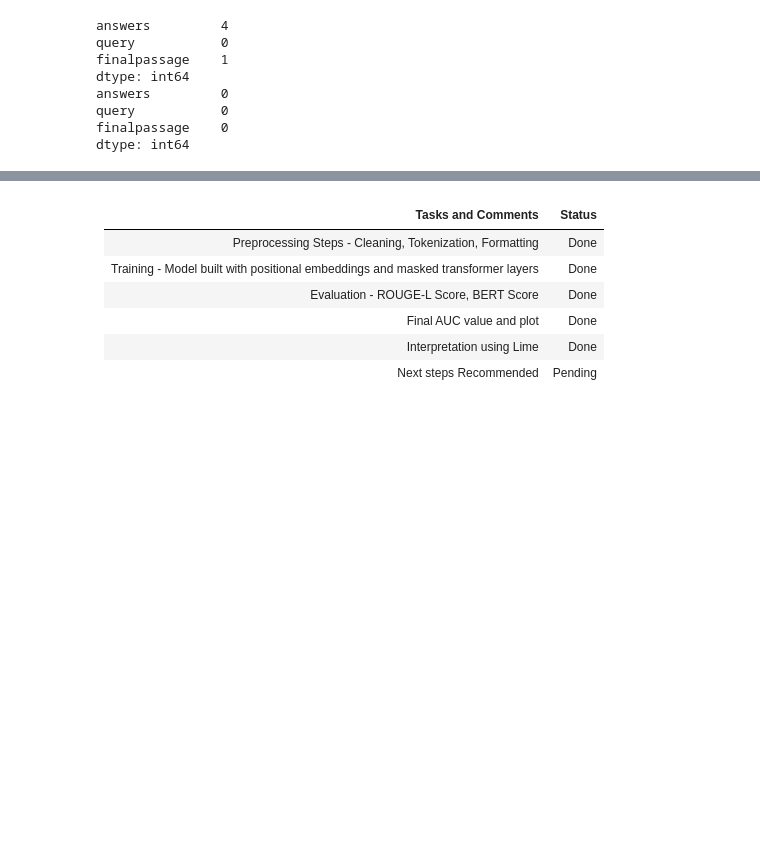
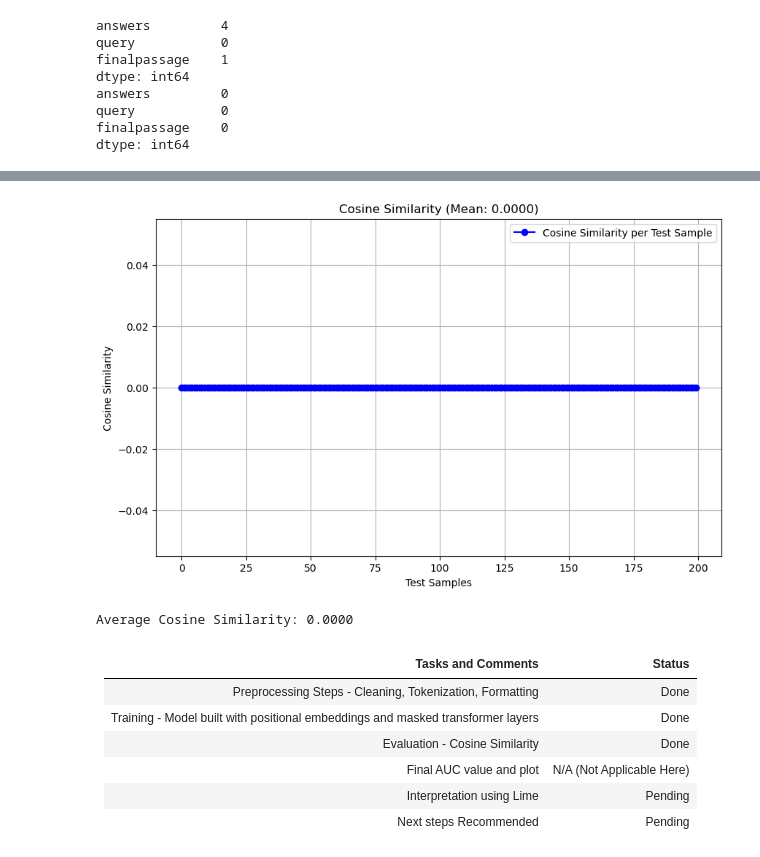
Before and after one commit to LCIT-W25/AISC-T3-Grp2, a Jupyter notebook: AISC2009-NLP/Assignment_4/Aman_Prakash/causal_transformer_chatbot.ipynb, the cells around one changed output, grey strips where cells are left out. Saved outputs shown, nothing was run; the diff lists cells and outputs as text; code cells hidden in the pictures; blank space fills up the shorter version.

```diff
--- a/AISC2009-NLP/Assignment_4/Aman_Prakash/causal_transformer_chatbot.ipynb
+++ b/AISC2009-NLP/Assignment_4/Aman_Prakash/causal_transformer_chatbot.ipynb
@@ -85,3 +128,8 @@ embed_dim = word2vec.vector_size
 model_name = "bert-base-uncased"
 tokenizer = AutoTokenizer.from_pretrained(model_name)
 max_len = 128
+
+train_df["query_tokens"] = train_df["query"].apply(lambda x: tokenizer.encode_plus(x, max_length=max_len, padding="max_length", truncation=True, return_tensors='pt'))
+train_df["answer_tokens"] = train_df["answers"].apply(lambda x: tokenizer.encode_plus(x, max_length=max_len, padding="max_length", truncation=True, return_tensors='pt'))
+test_df["query_tokens"] = test_df["query"].apply(lambda x: tokenizer.encode_plus(x, max_length=max_len, padding="max_length", truncation=True, return_tensors='pt'))
+test_df["answer_tokens"] = test_df["answers"].apply(lambda x: tokenizer.encode_plus(x, max_length=max_len, padding="max_length", truncation=True, return_tensors='pt'))
@@ -228 +309,65 @@ evaluate_model(model, test_loader)
+# %%
+import torch
+import numpy as np
+from sklearn.metrics.pairwise import cosine_similarity
+import matplotlib.pyplot as plt
+
+def evaluate_cosine_similarity(model, test_loader, device, subset_size=5000):
+    model.eval()
+    predictions, references = [], []
+
+    with torch.no_grad():
+        # Iterate through the test set (subset_size)
+        for batch_idx, (query, answer) in enumerate(test_loader):
+            if batch_idx * test_loader.batch_size >= subset_size:
+                break
+
+            query = query.to(device).float()
+            answer = answer.to(device).float()
+            pos_ids = torch.zeros(query.size(0), query.size(1), dtype=torch.long).to(device)
+
+            # Get model output (generated answer embeddings)
+            output = model(query, pos_ids)
+
+            # Store generated answer embeddings (predictions) and ground truth answer embeddings
+            for i in range(output.size(0)):
+                pred_emb = output[i].cpu().numpy()  # Generated answer embedding (predicted by model)
+                ref_emb = answer[i].cpu().numpy()  # Ground truth answer embedding
+
+                # Average the embeddings to represent the entire sequence
+                pred_avg = pred_emb.mean(axis=0)
+                ref_avg = ref_emb.mean(axis=0)
+
+                predictions.append(pred_avg)  # Store predicted embeddings
+                references.append(ref_avg)  # Store ground-truth embeddings
+
+    # Convert lists to numpy arrays for similarity computation
+    pred_embeddings = np.array(predictions)
+    ref_embeddings = np.array(references)
+
+    # Compute cosine similarity between predicted and reference embeddings
+    similarities = cosine_similarity(pred_embeddings, ref_embeddings)
+
+    # Calculate the average cosine similarity across the evaluated subset
+    avg_cos_sim = np.mean(similarities)
+
+    # Plot similarity values for each test sample
+    plt.figure(figsize=(10, 6))
+    plt.plot(np.diag(similarities), label="Cosine Similarity per Test Sample", color='b', marker='o')
+    plt.title(f"Cosine Similarity (Mean: {avg_cos_sim:.4f})")
+    plt.xlabel('Test Samples')
+    plt.ylabel('Cosine Similarity')
+    plt.grid(True)
+    plt.legend()
+    plt.show()
+
+    return avg_cos_sim
+
+# Example: Running the evaluation function on a subset of the test data (200 samples)
+avg_cos_sim = evaluate_cosine_similarity(model, test_loader, device, subset_size=200)
+
+print(f"Average Cosine Similarity: {avg_cos_sim:.4f}")
+# %% [output]
+[figure, added]
+Average Cosine Similarity: 0.0000
 # %%
@@ -241,7 +426,7 @@ exp.show_in_notebook()
 |--------------------|--------|
 | Preprocessing Steps - Cleaning, Tokenization, Formatting | Done |
 | Training - Model built with positional embeddings and masked transformer layers | Done |
-| Evaluation - ROUGE-L Score, BERT Score | Done |
-| Final AUC value and plot | Done |
-| Interpretation using Lime | Done |
+| Evaluation - Cosine Similarity | Done |
+| Final AUC value and plot | N/A (Not Applicable Here) |
+| Interpretation using Lime | Pending |
 | Next steps Recommended | Pending |
```
Also changed, not shown: parts of 23 cells of this notebook, 1 other file.
